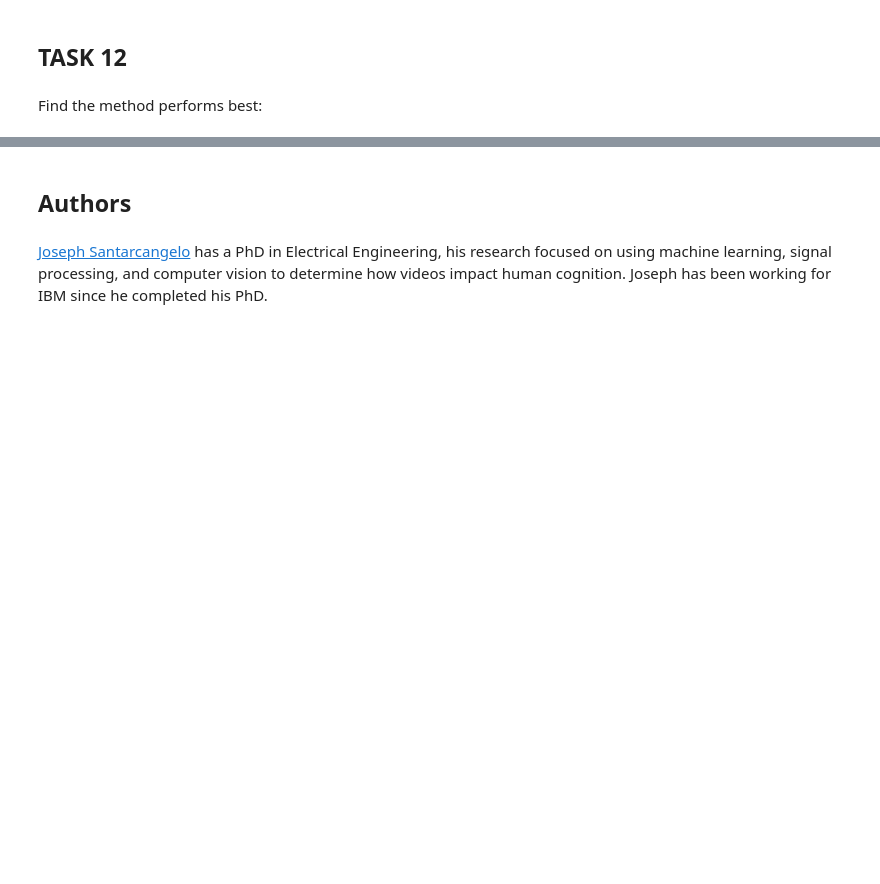
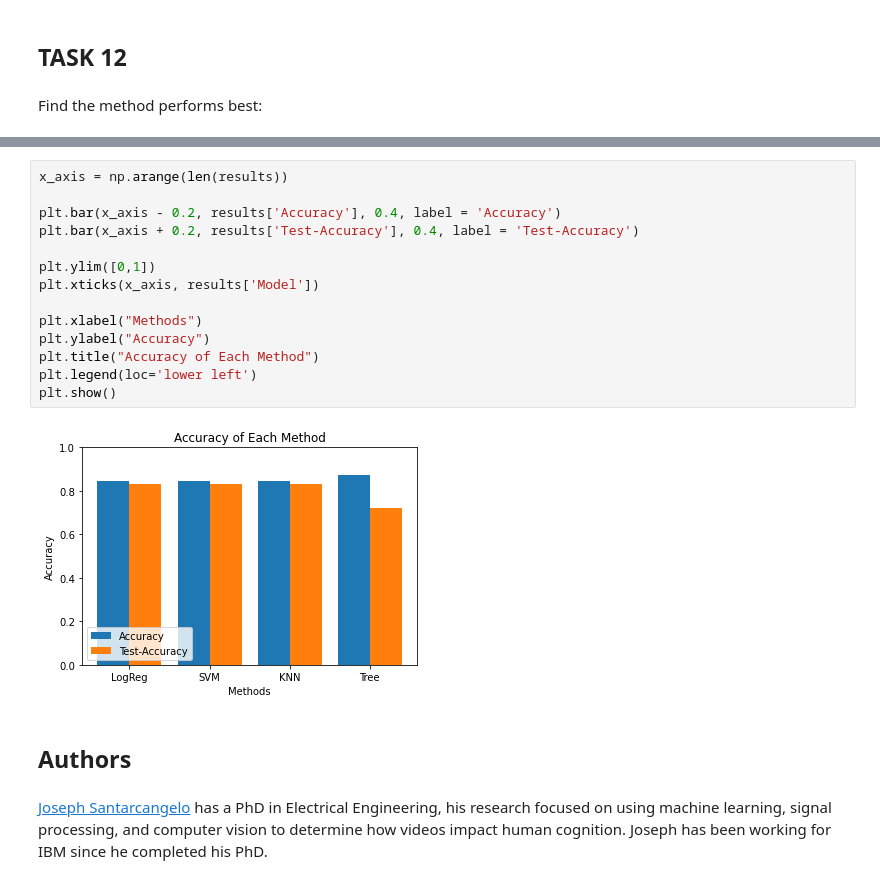
Before and after one commit to danny-up/ibm_applied-data-science-capstone, a Jupyter notebook: SpaceX_Machine Learning Prediction_Part_5.ipynb, the cells around one changed output, grey strips where cells are left out. Cells and saved outputs as stored; diff of their text form; blank space fills up the shorter version.

```diff
--- a/SpaceX_Machine Learning Prediction_Part_5.ipynb
+++ b/SpaceX_Machine Learning Prediction_Part_5.ipynb
@@ -265,3 +390,19 @@ results
+# %%
+x_axis = np.arange(len(results))
+
+plt.bar(x_axis - 0.2, results['Accuracy'], 0.4, label = 'Accuracy')
+plt.bar(x_axis + 0.2, results['Test-Accuracy'], 0.4, label = 'Test-Accuracy')
+
+plt.ylim([0,1])
+plt.xticks(x_axis, results['Model'])
+
+plt.xlabel("Methods")
+plt.ylabel("Accuracy")
+plt.title("Accuracy of Each Method")
+plt.legend(loc='lower left')
+plt.show()
+# %% [output]
+[figure, added]
 # %% [markdown]
 ## Authors
 # %% [markdown]
```
Also changed, not shown: parts of 22 cells of this notebook, 1 other file.
